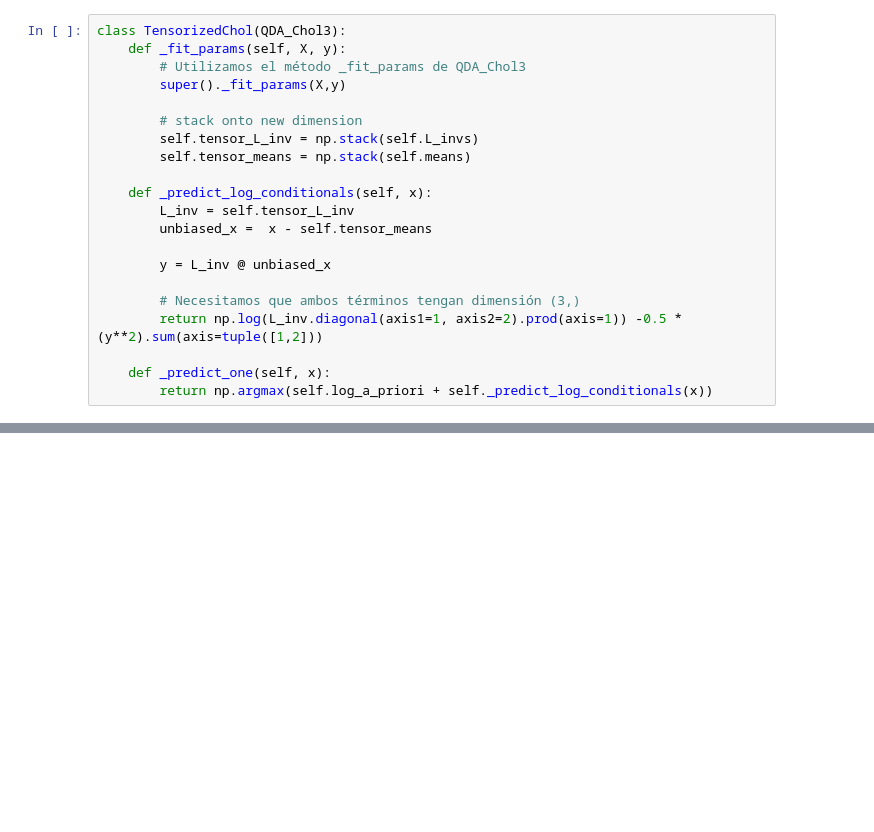
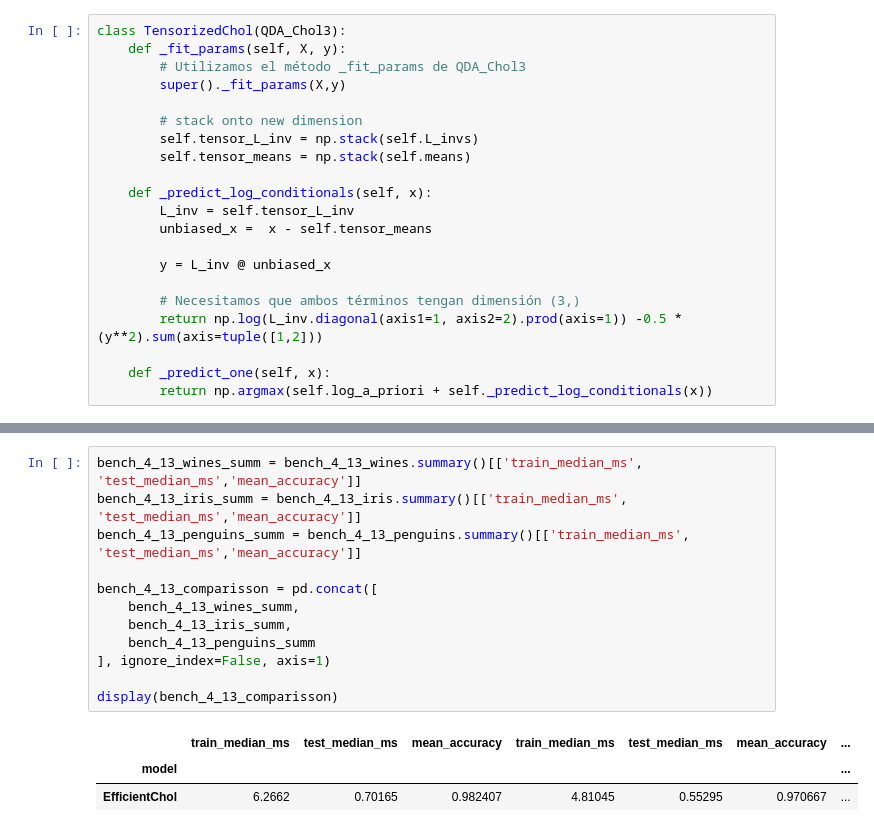
Before and after one commit to gasper-az/implementations, a Jupyter notebook: trabajo_practico/AMIA_2025_TP1.ipynb, the cells around one changed output, grey strips where cells are left out. Drawn from its saved outputs; the diff is of its cells as text; blank space fills up the shorter version.

```diff
--- a/trabajo_practico/AMIA_2025_TP1.ipynb
+++ b/trabajo_practico/AMIA_2025_TP1.ipynb
@@ -1507,0 +1586,16 @@ display(bench_4_12_comparisson)
+# %%
+bench_4_13_wines_summ = bench_4_13_wines.summary()[['train_median_ms', 'test_median_ms','mean_accuracy']]
+bench_4_13_iris_summ = bench_4_13_iris.summary()[['train_median_ms', 'test_median_ms','mean_accuracy']]
+bench_4_13_penguins_summ = bench_4_13_penguins.summary()[['train_median_ms', 'test_median_ms','mean_accuracy']]
+
+bench_4_13_comparisson = pd.concat([
+    bench_4_13_wines_summ,
+    bench_4_13_iris_summ,
+    bench_4_13_penguins_summ
+], ignore_index=False, axis=1)
+
+display(bench_4_13_comparisson)
+# %% [output]
+|  | train_median_ms | test_median_ms | mean_accuracy | train_median_ms | test_median_ms | mean_accuracy | ... |
+| model |  |  |  |  |  |  | ... |
+| EfficientChol | 6.2662 | 0.70165 | 0.982407 | 4.81045 | 0.55295 | 0.970667 | ... |
```
Also changed, not shown: parts of 12 cells of this notebook.
